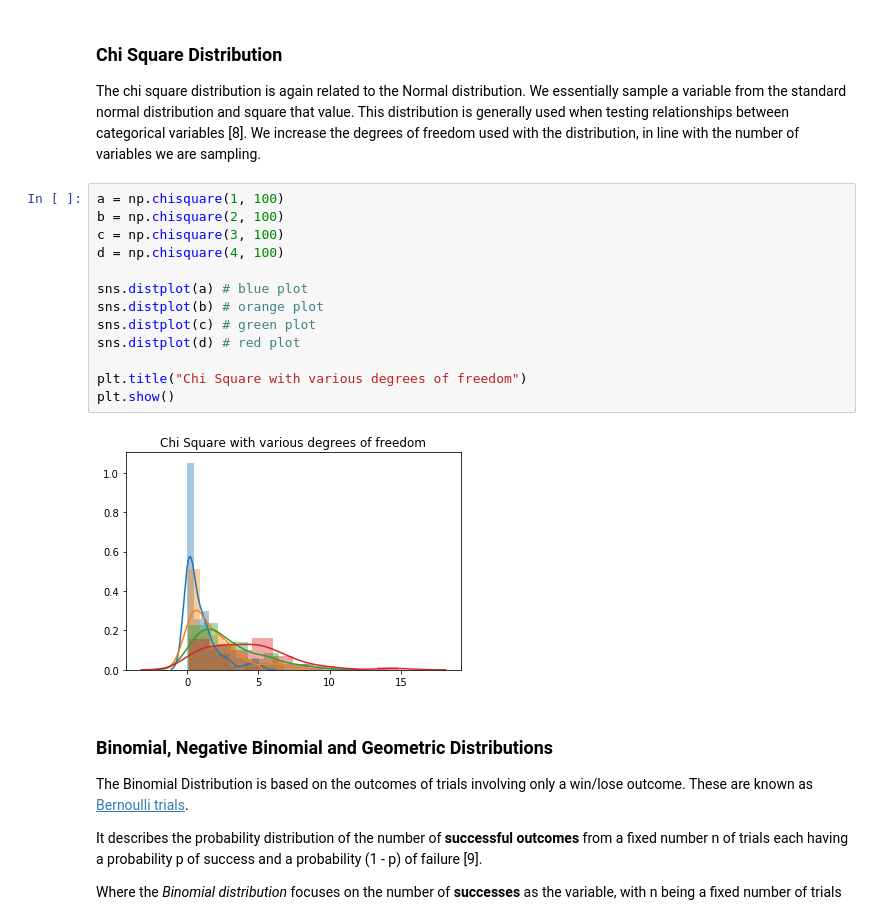
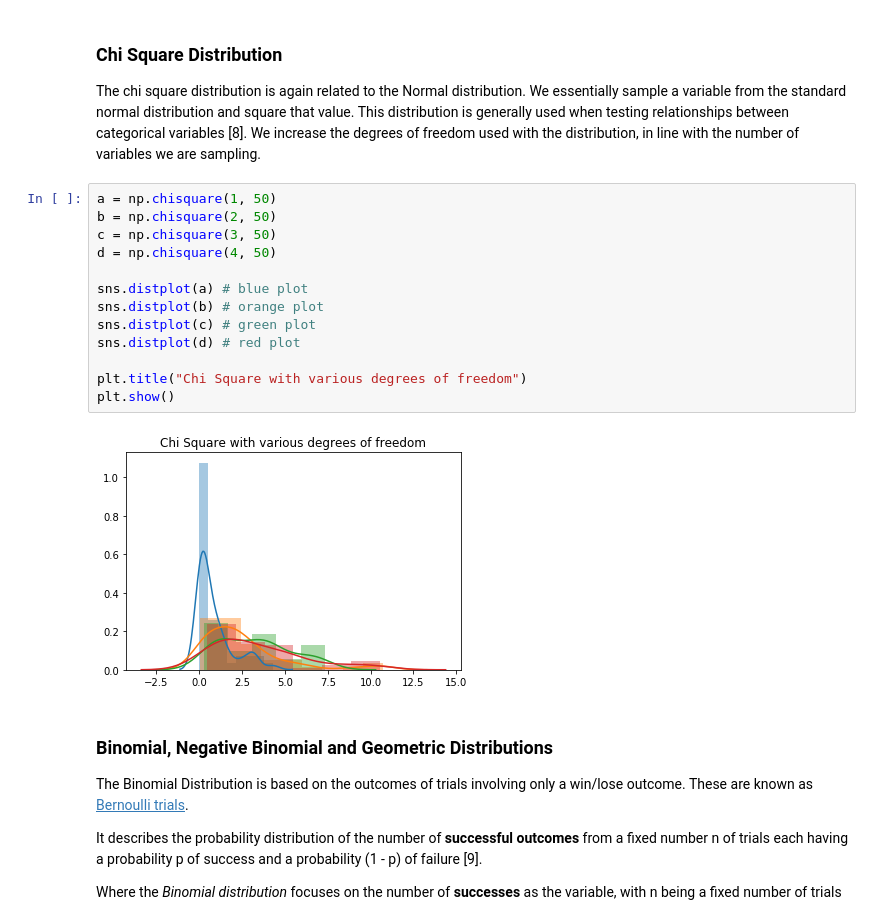
Before and after one commit to rhiggins2308/numpy-investigation, a Jupyter notebook: numpy-random.ipynb, the cells around one changed output. Drawn from its saved outputs; the diff is of its cells as text.

```diff
--- a/numpy-random.ipynb
+++ b/numpy-random.ipynb
@@ -211,20 +212,20 @@ plt.show()
 ### Chi Square Distribution
 The chi square distribution is again related to the Normal distribution. We essentially sample a variable from the standard normal distribution and square that value. This distribution is generally used when testing relationships between categorical variables [8]. We increase the degrees of freedom used with the distribution, in line with the number of variables we are sampling.
 # %%
-a = np.chisquare(1, 100)
-b = np.chisquare(2, 100)
-c = np.chisquare(3, 100)
-d = np.chisquare(4, 100)
+a = np.chisquare(1, 50)
+b = np.chisquare(2, 50)
+c = np.chisquare(3, 50)
+d = np.chisquare(4, 50)
 
 sns.distplot(a) # blue plot
 sns.distplot(b) # orange plot
 sns.distplot(c) # green plot
 sns.distplot(d) # red plot
 
 plt.title("Chi Square with various degrees of freedom")
 plt.show()
 # %% [output]
-[figure, old version]
+[figure, new version]
 # %% [markdown]
 ### Binomial, Negative Binomial and Geometric Distributions
 The Binomial Distribution is based on the outcomes of trials involving only a win/lose outcome. These are known as <a href="http://www.mathwords.com/b/bernoulli_trials.htm">Bernoulli trials</a>.
```
Also changed, not shown: parts of 22 cells of this notebook.
